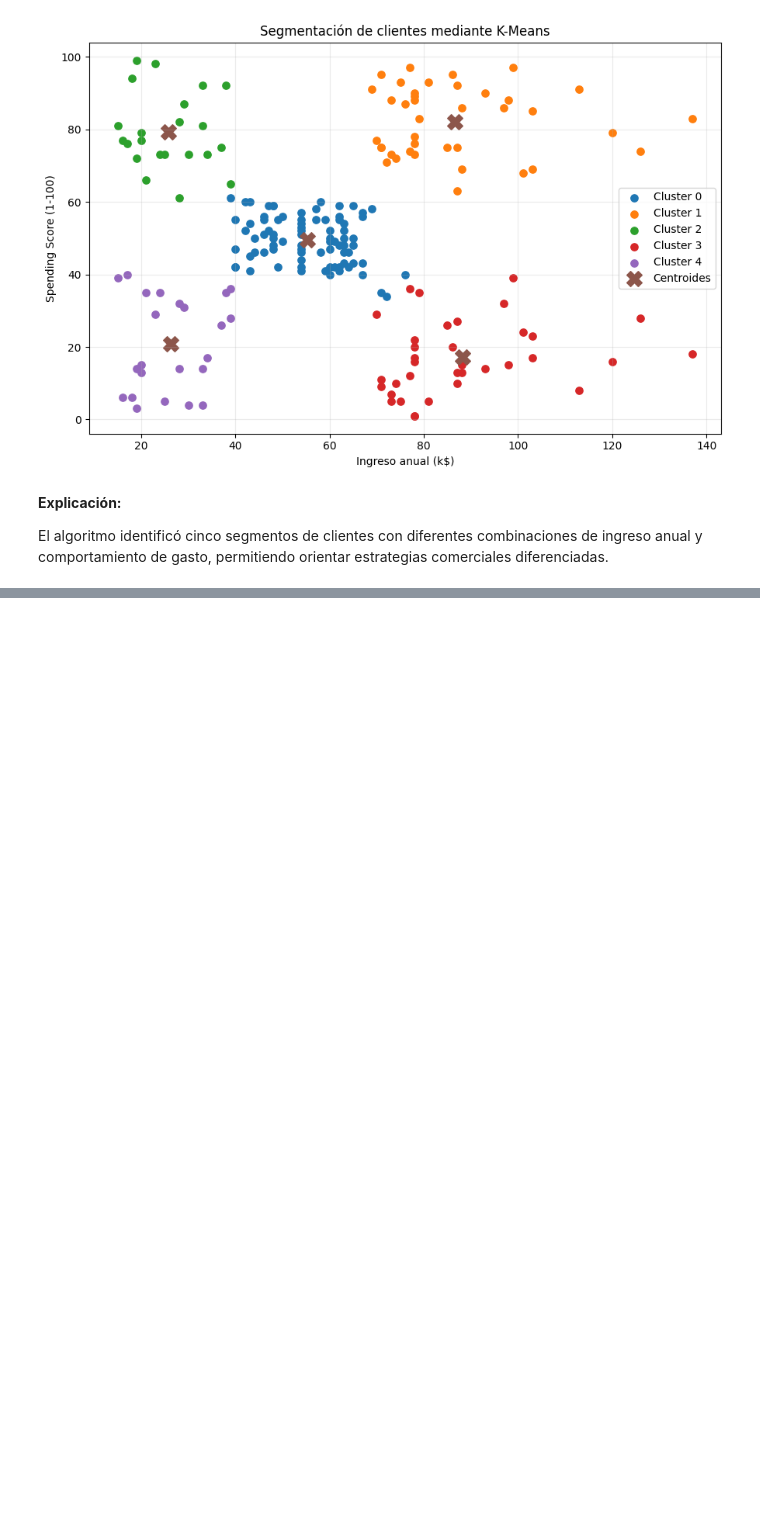
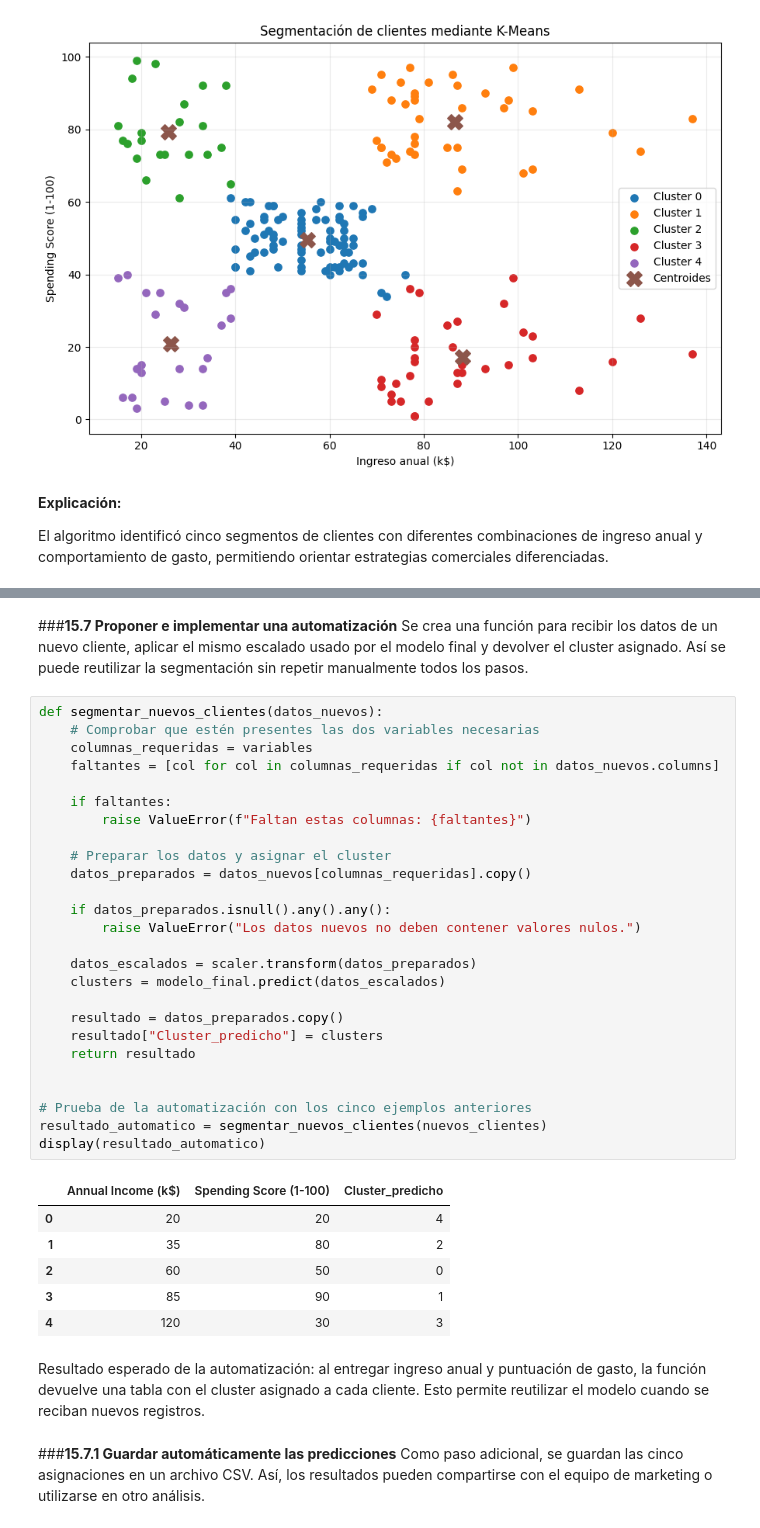
Before and after one commit to mipaillafil/evaluacion-1-gp, a Jupyter notebook: Mall_Customers.ipynb, the cells around one changed output, grey strips where cells are left out. Drawn from its saved outputs; the diff is of its cells as text; blank space fills up the shorter version.

Commit message:
Automatización

```diff
--- a/Mall_Customers.ipynb
+++ b/Mall_Customers.ipynb
@@ -504,0 +720,41 @@ El análisis mediante K-Means permitió identificar cinco segmentos de clientes
+# %% [markdown]
+###**15.7 Proponer e implementar una automatización**
+Se crea una función para recibir los datos de un nuevo cliente, aplicar el mismo escalado usado por el modelo final y devolver el cluster asignado. Así se puede reutilizar la segmentación sin repetir manualmente todos los pasos.
+# %%
+def segmentar_nuevos_clientes(datos_nuevos):
+    # Comprobar que estén presentes las dos variables necesarias
+    columnas_requeridas = variables
+    faltantes = [col for col in columnas_requeridas if col not in datos_nuevos.columns]
+
+    if faltantes:
+        raise ValueError(f"Faltan estas columnas: {faltantes}")
+
+    # Preparar los datos y asignar el cluster
+    datos_preparados = datos_nuevos[columnas_requeridas].copy()
+
+    if datos_preparados.isnull().any().any():
+        raise ValueError("Los datos nuevos no deben contener valores nulos.")
+
+    datos_escalados = scaler.transform(datos_preparados)
+    clusters = modelo_final.predict(datos_escalados)
+
+    resultado = datos_preparados.copy()
+    resultado["Cluster_predicho"] = clusters
+    return resultado
+
+
+# Prueba de la automatización con los cinco ejemplos anteriores
+resultado_automatico = segmentar_nuevos_clientes(nuevos_clientes)
+display(resultado_automatico)
+# %% [output]
+|  | Annual Income (k$) | Spending Score (1-100) | Cluster_predicho |
+| 0 | 20 | 20 | 4 |
+| 1 | 35 | 80 | 2 |
+| 2 | 60 | 50 | 0 |
+| 3 | 85 | 90 | 1 |
+| 4 | 120 | 30 | 3 |
+# %% [markdown]
+Resultado esperado de la automatización: al entregar ingreso anual y puntuación de gasto, la función devuelve una tabla con el cluster asignado a cada cliente. Esto permite reutilizar el modelo cuando se reciban nuevos registros.
+# %% [markdown]
+###**15.7.1 Guardar automáticamente las predicciones**
+Como paso adicional, se guardan las cinco asignaciones en un archivo CSV. Así, los resultados pueden compartirse con el equipo de marketing o utilizarse en otro análisis.
```
Also changed, not shown: parts of 25 cells of this notebook.
